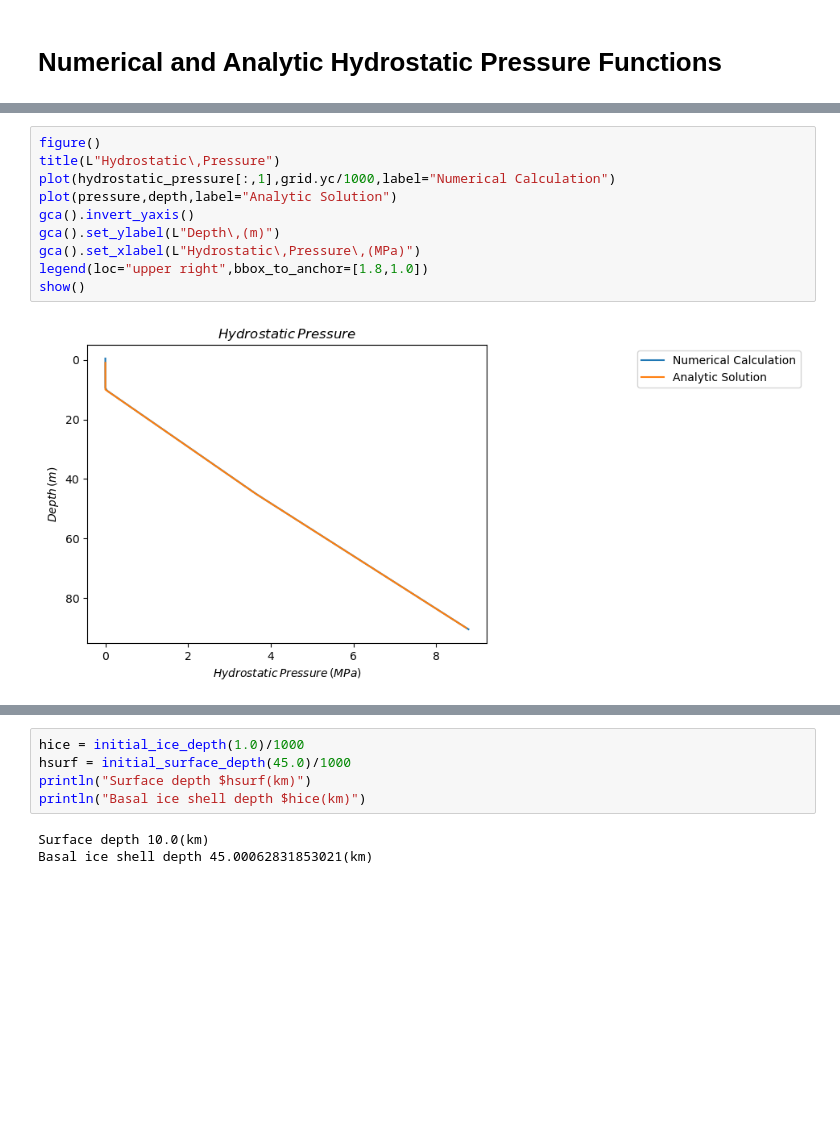
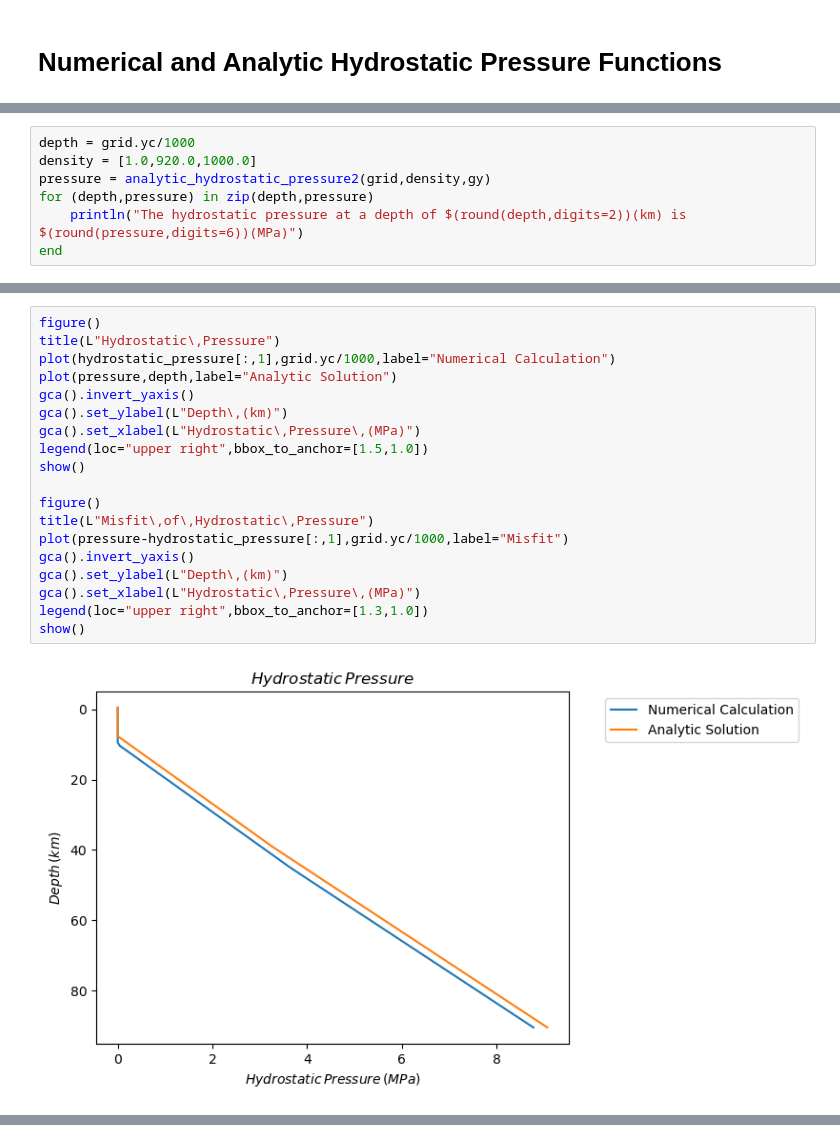
Before and after one commit to maxrudolph/gerya-julia, a Jupyter notebook: TestHydroPress.ipynb, the cells around one changed output, grey strips where cells are left out. Cells and saved outputs as stored; diff of their text form; blank space fills up the shorter version.

Commit message:
Misfit for hydrostatic pressure plotted

```diff
--- a/TestHydroPress.ipynb
+++ b/TestHydroPress.ipynb
@@ -676,0 +652,7 @@ The hydrostatic pressure at a depth of 90.0(km) is 8.72473(MPa)
+# %%
+depth = grid.yc/1000
+density = [1.0,920.0,1000.0]
+pressure = analytic_hydrostatic_pressure2(grid,density,gy)
+for (depth,pressure) in zip(depth,pressure)
+    println("The hydrostatic pressure at a depth of $(round(depth,digits=2))(km) is $(round(pressure,digits=6))(MPa)")
+end
@@ -677,12 +677,21 @@ The hydrostatic pressure at a depth of 90.0(km) is 8.72473(MPa)
 # %%
 figure()
 title(L"Hydrostatic\,Pressure")
 plot(hydrostatic_pressure[:,1],grid.yc/1000,label="Numerical Calculation")
 plot(pressure,depth,label="Analytic Solution")
 gca().invert_yaxis()
-gca().set_ylabel(L"Depth\,(m)")
+gca().set_ylabel(L"Depth\,(km)")
 gca().set_xlabel(L"Hydrostatic\,Pressure\,(MPa)")
-legend(loc="upper right",bbox_to_anchor=[1.8,1.0])
+legend(loc="upper right",bbox_to_anchor=[1.5,1.0])
 show()
+
+figure()
+title(L"Misfit\,of\,Hydrostatic\,Pressure")
+plot(pressure-hydrostatic_pressure[:,1],grid.yc/1000,label="Misfit")
+gca().invert_yaxis()
+gca().set_ylabel(L"Depth\,(km)")
+gca().set_xlabel(L"Hydrostatic\,Pressure\,(MPa)")
+legend(loc="upper right",bbox_to_anchor=[1.3,1.0])
+show()
 # %% [output]
-[figure, old version]
+[figure, new version]
@@ -689,8 +698,0 @@ show()
-# %%
-hice = initial_ice_depth(1.0)/1000
-hsurf = initial_surface_depth(45.0)/1000
-println("Surface depth $hsurf(km)")
-println("Basal ice shell depth $hice(km)")
-# %% [output]
-Surface depth 10.0(km)
-Basal ice shell depth 45.00062831853021(km)
```
Also changed, not shown: parts of 8 cells of this notebook.
